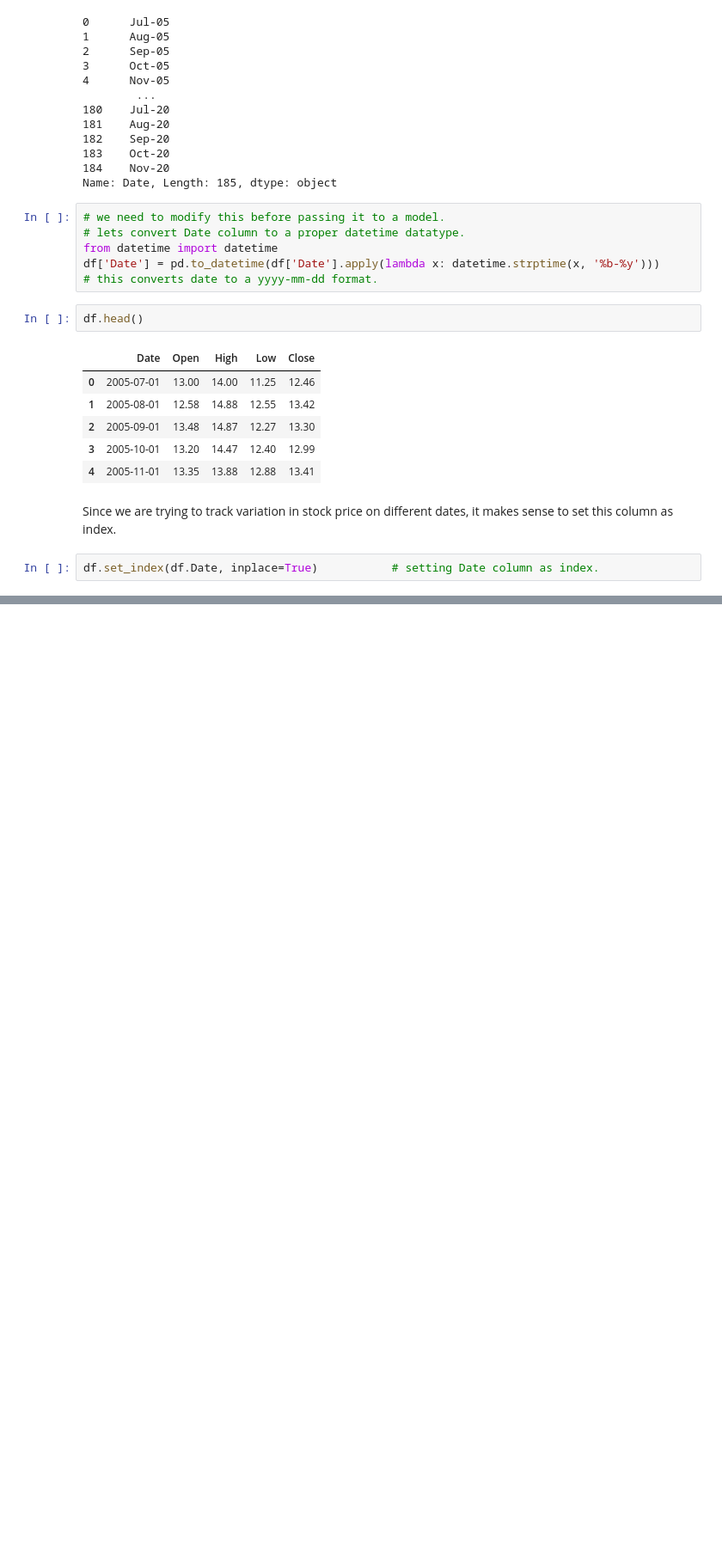
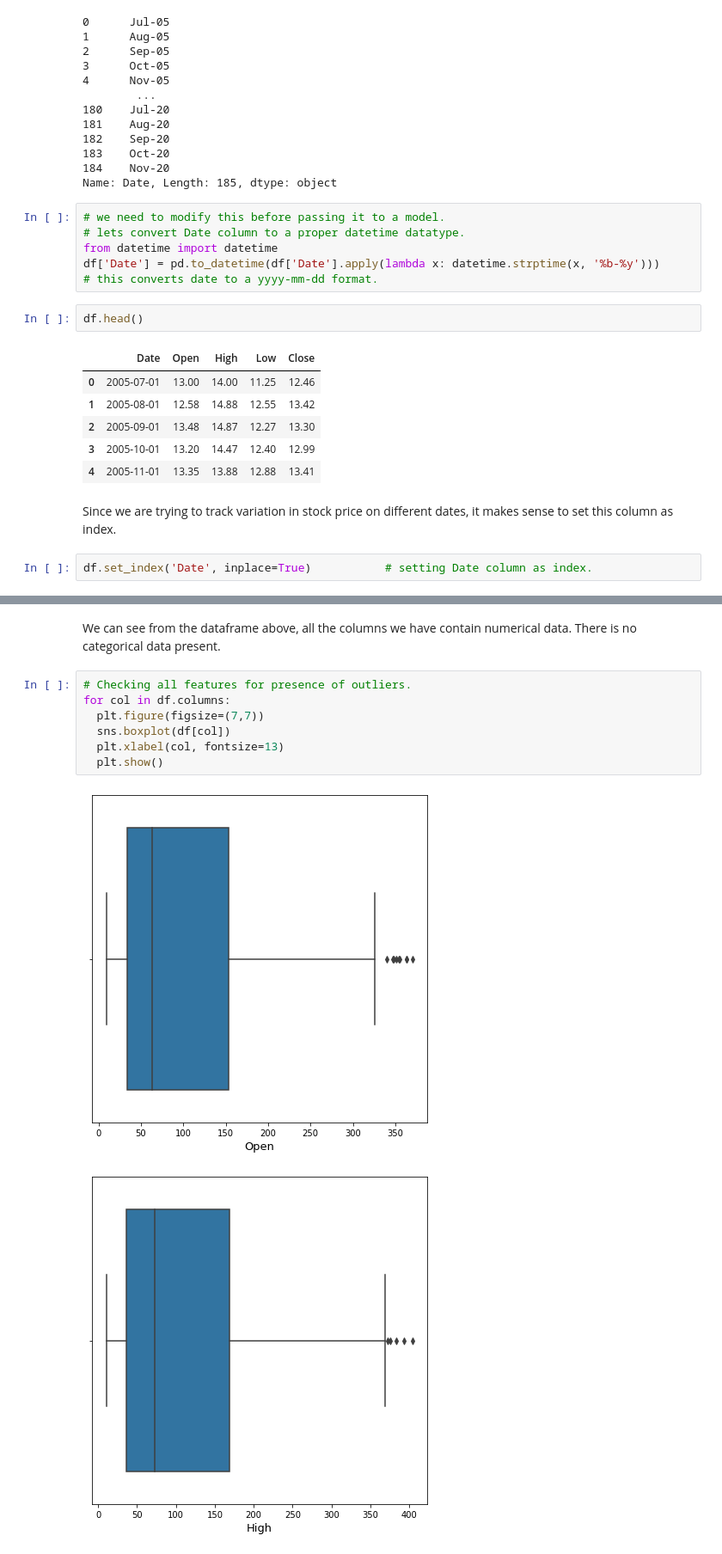
Before and after one commit to gopaljigupta45/YES_BANK_STOCK_PRICE_PREDICTION, a Jupyter notebook: Yes_bank_stock_price_prediction_.ipynb, the cells around one changed output, grey strips where cells are left out. Shown: that part at 86% size. Drawn from its saved outputs; the diff is of its cells as text; blank space fills up the shorter version.

```diff
--- a/Yes_bank_stock_price_prediction_.ipynb
+++ b/Yes_bank_stock_price_prediction_.ipynb
@@ -157,4 +157,4 @@ df.head()
 # %% [markdown]
 Since we are trying to track variation in stock price on different dates, it makes sense to set this column as index.
 # %%
-df.set_index(df.Date, inplace=True)           # setting Date column as index.
+df.set_index('Date', inplace=True)           # setting Date column as index.
@@ -160,0 +172,12 @@ df.set_index(df.Date, inplace=True)           # setting Date column as index.
+# %% [markdown]
+We can see from the dataframe above, all the columns we have contain numerical data. There is no categorical data present.
+# %%
+# Checking all features for presence of outliers.
+for col in df.columns:
+  plt.figure(figsize=(7,7))
+  sns.boxplot(df[col])
+  plt.xlabel(col, fontsize=13)
+  plt.show()
+# %% [output]
+[figure, added]
+[figure, added]
```
Also changed, not shown: parts of 13 cells of this notebook.
